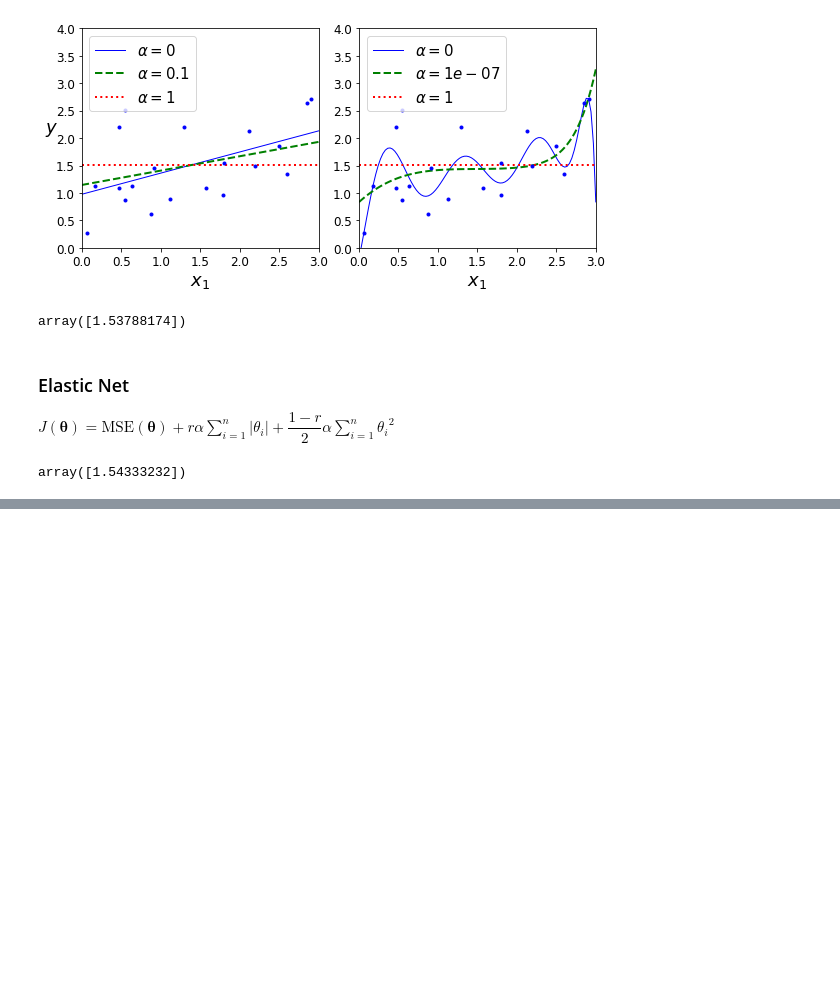
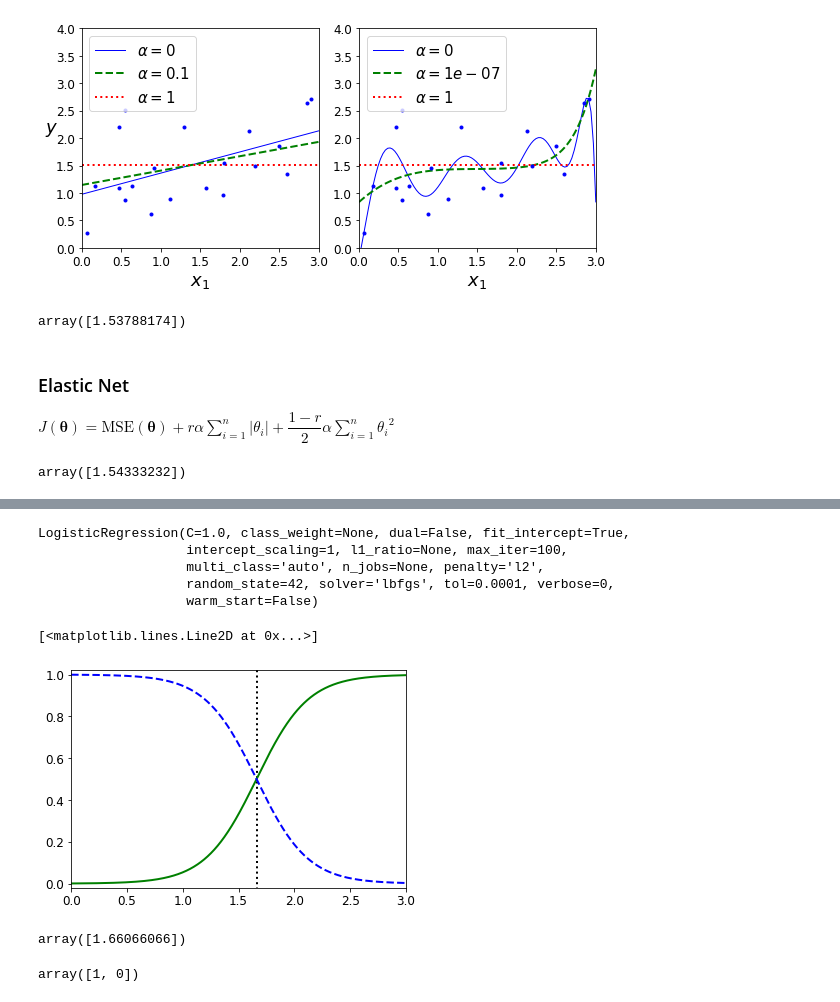
Before and after one commit to lauvsong/MLstudy, a Jupyter notebook: 04_training_linear_models.ipynb, the cells around one changed output, grey strips where cells are left out. Drawn from its saved outputs; the diff is of its cells as text; code cells hidden in the pictures; blank space fills up the shorter version.

```diff
--- a/04_training_linear_models.ipynb
+++ b/04_training_linear_models.ipynb
@@ -491,0 +521,5 @@ array([1.54333232])
+# %%
+from sklearn import datasets
+
+iris = datasets.load_iris()
+list(iris.keys())
@@ -491,0 +548,34 @@ array([1.54333232])
+# %%
+X = iris["data"][:,3:]
+y = (iris["target"] == 2).astype(np.int)
+# %%
+from sklearn.linear_model import LogisticRegression
+
+log_reg = LogisticRegression(solver="lbfgs", random_state=42)
+log_reg.fit(X, y)
+# %% [output]
+LogisticRegression(C=1.0, class_weight=None, dual=False, fit_intercept=True,
+                   intercept_scaling=1, l1_ratio=None, max_iter=100,
+                   multi_class='auto', n_jobs=None, penalty='l2',
+                   random_state=42, solver='lbfgs', tol=0.0001, verbose=0,
+                   warm_start=False)
+# %%
+X_new= np.linspace(0, 3, 1000).reshape(-1, 1)
+y_proba = log_reg.predict_proba(X_new)
+decision_boundary = X_new[y_proba[:, 1] >= 0.5][0]
+
+plt.axis([0, 3, -0.02, 1.02])
+plt.plot([decision_boundary, decision_boundary], [-1, 2], "k:", linewidth=2)
+plt.plot(X_new, y_proba[:, 1], "g-", linewidth=2, label="Iris virginica")
+plt.plot(X_new, y_proba[:, 0], "b--", linewidth=2, label="Not Iris virginica")
+# %% [output]
+[<matplotlib.lines.Line2D at 0x...>]
+[figure, added]
+# %%
+decision_boundary
+# %% [output]
+array([1.66066066])
+# %%
+log_reg.predict([[1.7], [1.5]])
+# %% [output]
+array([1, 0])
```
Also changed, not shown: parts of 8 cells of this notebook.
